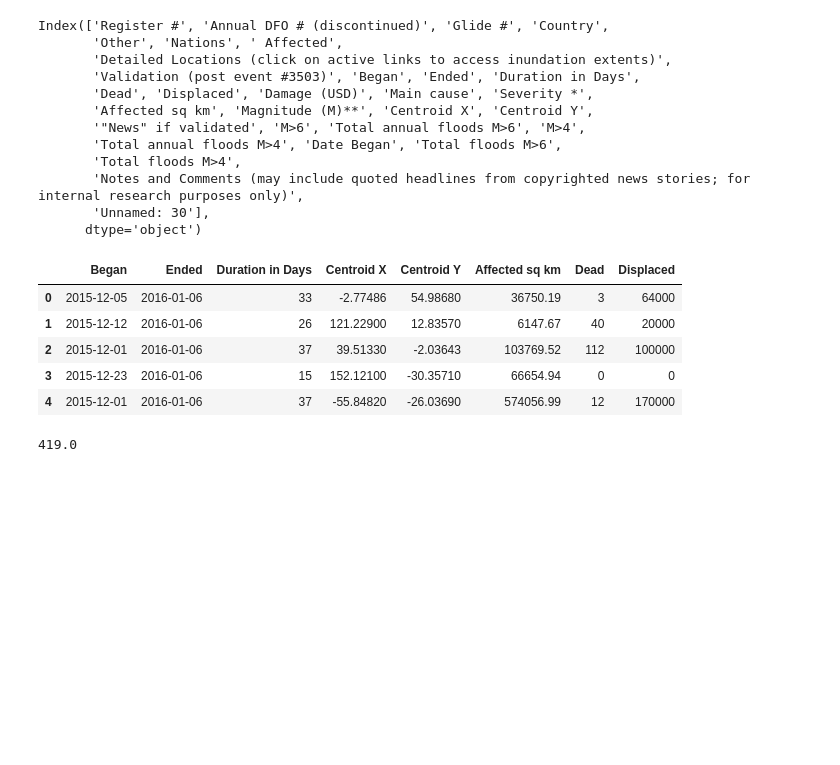
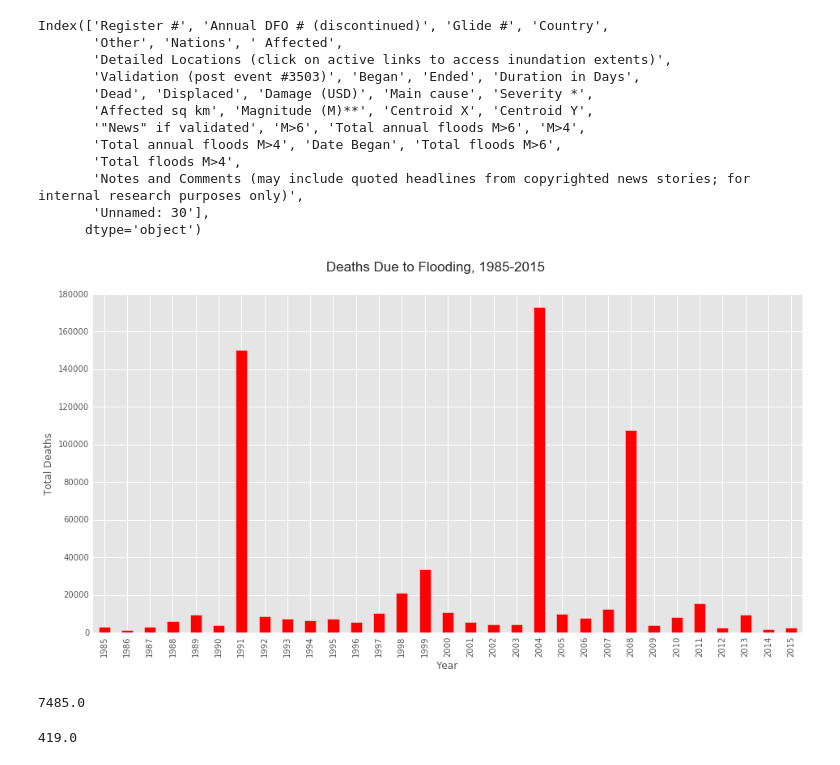
Before and after one commit to jsafyan/edav-project-2, a Jupyter notebook: NCDF-python3.ipynb, the cells around one changed output. Saved outputs shown, nothing was run; the diff lists cells and outputs as text; code cells hidden in the pictures; blank space fills up the shorter version.

Commit message:
add flooding deaths chart

```diff
--- a/NCDF-python3.ipynb
+++ b/NCDF-python3.ipynb
@@ -112,12 +112,3 @@ features = ['Country', 'Other', 'Began', 'Ended',
 map_features = ['Began', 'Ended', 'Duration in Days', 'Centroid X', 'Centroid Y', 'Affected sq km', 'Dead', 'Displaced']
 # %%
 flood_df = floods[map_features].dropna()
-# %%
-flood_df.head()
-# %% [output]
-|  | Began | Ended | Duration in Days | Centroid X | Centroid Y | Affected sq km | Dead | Displaced |
-| 0 | 2015-12-05 | 2016-01-06 | 33 | -2.77486 | 54.98680 | 36750.19 | 3 | 64000 |
-| 1 | 2015-12-12 | 2016-01-06 | 26 | 121.22900 | 12.83570 | 6147.67 | 40 | 20000 |
-| 2 | 2015-12-01 | 2016-01-06 | 37 | 39.51330 | -2.03643 | 103769.52 | 112 | 100000 |
-| 3 | 2015-12-23 | 2016-01-06 | 15 | 152.12100 | -30.35710 | 66654.94 | 0 | 0 |
-| 4 | 2015-12-01 | 2016-01-06 | 37 | -55.84820 | -26.03690 | 574056.99 | 12 | 170000 |
@@ -124,3 +147,17 @@ flood_df.head()
+# %%
+plt.style.use('ggplot')
+# %%
+(flood_df.groupby(flood_df['Began'].map(lambda x: x.year)).sum()["Dead"]).plot(kind="bar",color="red",  figsize=(14, 7))
+plt.suptitle("Deaths Due to Flooding, 1985-2015", size=17)
+plt.xlabel("Year")
+plt.ylabel("Total Deaths")
+plt.savefig("Flooding-deaths.png")
+# %% [output]
+[figure, added]
+# %%
+(flood_df.groupby(flood_df['Began'].map(lambda x: x.year)).sum()["Dead"]).median()
+# %% [output]
+7485.0
 # %%
 # Create empty lists for the data we are interested in.
 lats = flood_df["Centroid Y"].tolist()
```
Also changed, not shown: parts of 1 cell of this notebook, 1 other file.
